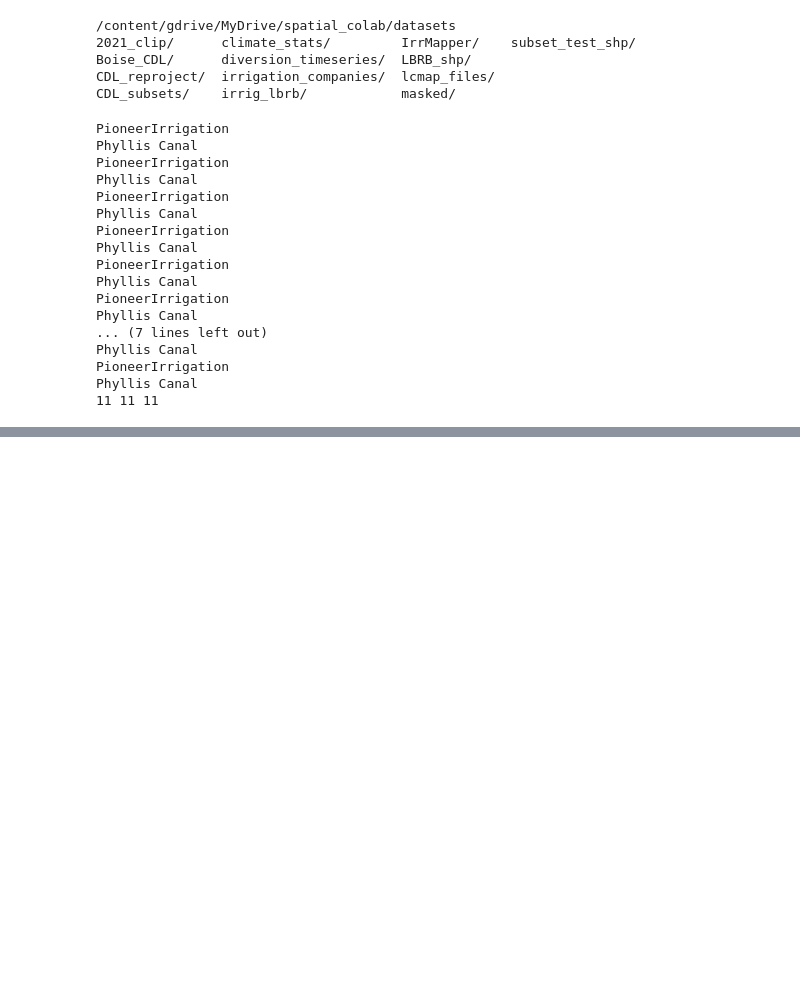
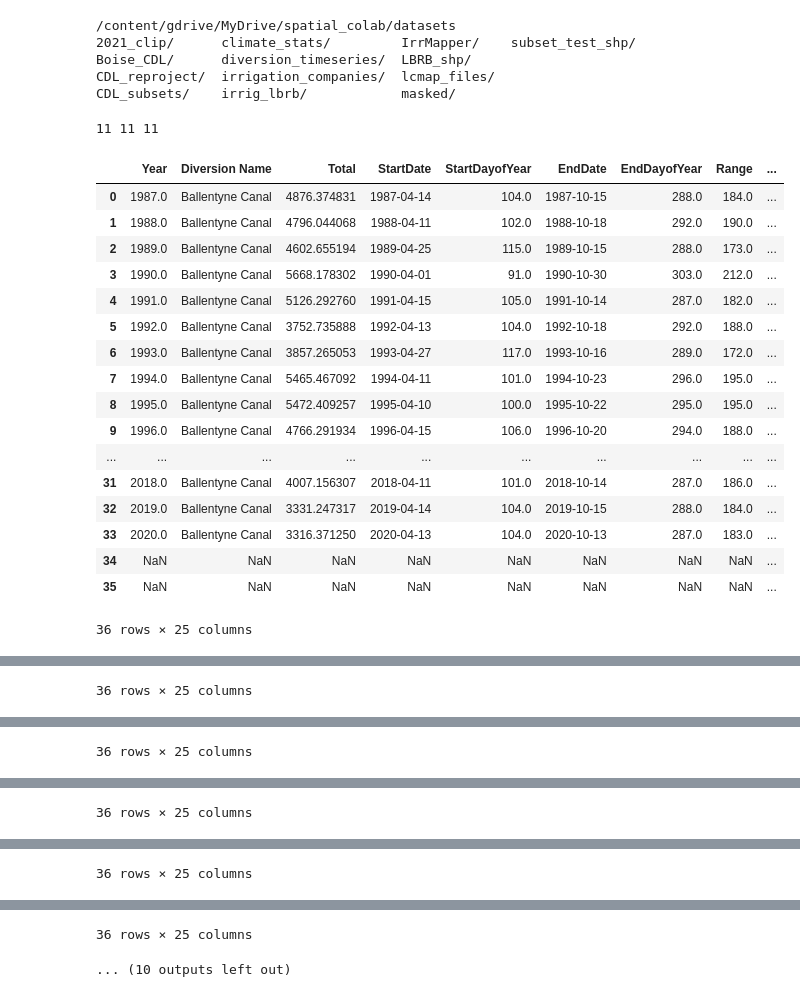
Before and after one commit to bridgetmarie24/pod_pou_lulcc, a Jupyter notebook: data_compilation.ipynb, the cells around one changed output, grey strips where cells are left out. Saved outputs shown, nothing was run; the diff lists cells and outputs as text; code cells hidden in the pictures; blank space fills up the shorter version.

Commit message:
read in new data

```diff
--- a/data_compilation.ipynb
+++ b/data_compilation.ipynb
@@ -32,7 +32,7 @@ CDL_subsets/    irrig_lbrb/            masked/
 
 div_files = sorted(glob.glob('diversion_timeseries/final_stats/*.csv'))
 land_files = sorted(glob.glob('lcmap_files/final_metrics/*.csv'))
-climate_files = sorted(glob.glob('climate_stats/*.csv'))
+climate_files = sorted(glob.glob('climate_stats/final/*.csv'))
 common_name = pd.read_csv('diversion_timeseries/relates/name_dictionary.csv')
 
 div_data = []
@@ -40,7 +40,8 @@ for i in div_files:
   div = pd.read_csv(i)
   if common_name['DiversionName'].str.contains(div['Diversion Name'][0]).any():
     new_name = common_name['NewName'][common_name['DiversionName'].str.contains(div['Diversion Name'][0])].to_string(index=False)
-    div['Name'] = new_name
+    div['Diversion Name'] = new_name
+    div = div.drop(labels='Unnamed: 0', axis=1)
     div_data.append(div)
   else:
     None
@@ -49,51 +50,48 @@ land_data = []
 for i in land_files:
   land = pd.read_csv(i)
   new_name = common_name['NewName'][common_name['POU_Name'].str.contains(land['Div_name'][0])].to_string(index=False)
-  # print(land['Div_name'][0])
-  # print(new_name)
-  # land['Name'] = new_name
-  # display(land)
+  land['Div_name'] = new_name
+  land = land.drop(labels='Unnamed: 0', axis=1)
   land_data.append(pd.read_csv(i))
 
 climate_data = []
 for i in climate_files:
   clim = pd.read_csv(i)
   new_name = common_name['NewName'][common_name['POU_Name'].str.contains(clim['DIV_NAME'][0])].to_string(index=False)
-  print(clim['DIV_NAME'][0])
-  print(new_name)
+  clim['DIV_NAME'] = new_name
+  clim = clim.drop(labels='Unnamed: 0', axis=1)
   climate_data.append(pd.read_csv(i))
 
 
 # Check to make sure all the same length
 print(len(div_data), len(land_data), len(climate_data))
 # %% [output]
-PioneerIrrigation
-Phyllis Canal
-PioneerIrrigation
-Phyllis Canal
-PioneerIrrigation
-Phyllis Canal
-PioneerIrrigation
-Phyllis Canal
-PioneerIrrigation
-Phyllis Canal
-PioneerIrrigation
-Phyllis Canal
-... (7 lines left out)
-Phyllis Canal
-PioneerIrrigation
-Phyllis Canal
 11 11 11
 # %%
 ## --------------------------------------- ##
 ## MERGE THREE FILES INTO ONE FILE PER POU ##
 ## --------------------------------------- ##
 
 for i in range(len(div_data)):
-  div = div_data[i]
-  land = land_data[i]
-  clim = climate_data[i]
-  new_name = common_name['NewName'][common_name['DiversionName'].str.contains(div['Diversion Name'][0])].to_string(index=False)
-  print(new_name)
-  div['New'] = new_name
-  print(div)
+  df = pd.concat([div_data[i], climate_data[i], land_data[i]], axis=1)
+  df.drop_duplicates()
+  display(df)
+# %% [output]
+|  | Year | Diversion Name | Total | StartDate | StartDayofYear | EndDate | EndDayofYear | Range | ... |
+| 0 | 1987.0 | Ballentyne Canal | 4876.374831 | 1987-04-14 | 104.0 | 1987-10-15 | 288.0 | 184.0 | ... |
+| 1 | 1988.0 | Ballentyne Canal | 4796.044068 | 1988-04-11 | 102.0 | 1988-10-18 | 292.0 | 190.0 | ... |
+| 2 | 1989.0 | Ballentyne Canal | 4602.655194 | 1989-04-25 | 115.0 | 1989-10-15 | 288.0 | 173.0 | ... |
+| 3 | 1990.0 | Ballentyne Canal | 5668.178302 | 1990-04-01 | 91.0 | 1990-10-30 | 303.0 | 212.0 | ... |
+| 4 | 1991.0 | Ballentyne Canal | 5126.292760 | 1991-04-15 | 105.0 | 1991-10-14 | 287.0 | 182.0 | ... |
+| 5 | 1992.0 | Ballentyne Canal | 3752.735888 | 1992-04-13 | 104.0 | 1992-10-18 | 292.0 | 188.0 | ... |
+| 6 | 1993.0 | Ballentyne Canal | 3857.265053 | 1993-04-27 | 117.0 | 1993-10-16 | 289.0 | 172.0 | ... |
+| 7 | 1994.0 | Ballentyne Canal | 5465.467092 | 1994-04-11 | 101.0 | 1994-10-23 | 296.0 | 195.0 | ... |
+| 8 | 1995.0 | Ballentyne Canal | 5472.409257 | 1995-04-10 | 100.0 | 1995-10-22 | 295.0 | 195.0 | ... |
+| 9 | 1996.0 | Ballentyne Canal | 4766.291934 | 1996-04-15 | 106.0 | 1996-10-20 | 294.0 | 188.0 | ... |
+| ... | ... | ... | ... | ... | ... | ... | ... | ... | ... |
+| 31 | 2018.0 | Ballentyne Canal | 4007.156307 | 2018-04-11 | 101.0 | 2018-10-14 | 287.0 | 186.0 | ... |
+| 32 | 2019.0 | Ballentyne Canal | 3331.247317 | 2019-04-14 | 104.0 | 2019-10-15 | 288.0 | 184.0 | ... |
+| 33 | 2020.0 | Ballentyne Canal | 3316.371250 | 2020-04-13 | 104.0 | 2020-10-13 | 287.0 | 183.0 | ... |
+| 34 | NaN | NaN | NaN | NaN | NaN | NaN | NaN | NaN | ... |
+| 35 | NaN | NaN | NaN | NaN | NaN | NaN | NaN | NaN | ... |
+36 rows × 25 columns
@@ -99,0 +115 @@ for i in range(len(div_data)):
+36 rows × 25 columns
@@ -99,0 +133 @@ for i in range(len(div_data)):
+36 rows × 25 columns
@@ -99,0 +151 @@ for i in range(len(div_data)):
+36 rows × 25 columns
@@ -99,0 +169 @@ for i in range(len(div_data)):
+36 rows × 25 columns
@@ -99,0 +187,2 @@ for i in range(len(div_data)):
+36 rows × 25 columns
+... (10 outputs left out)
```
Also changed, not shown: parts of 1 cell of this notebook.
